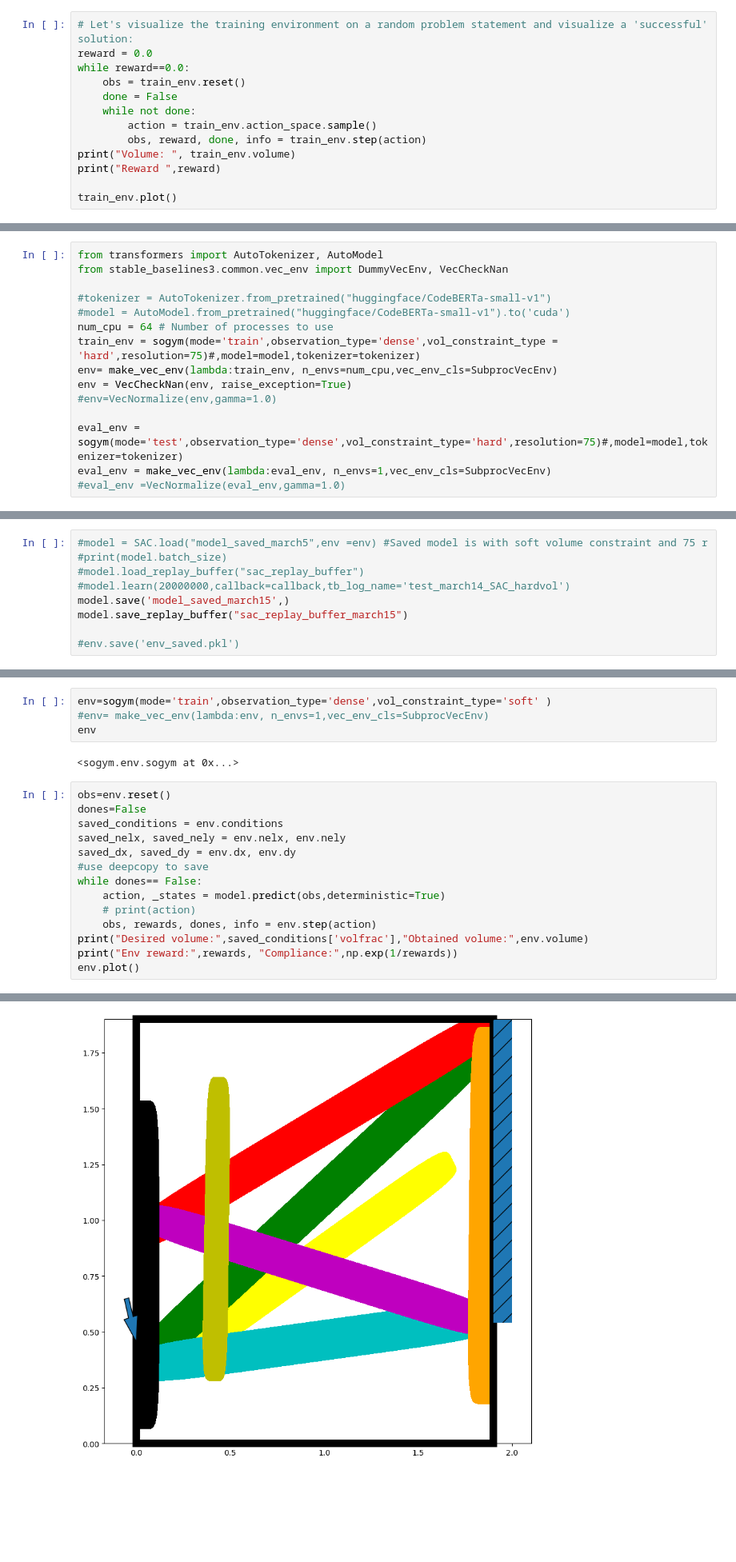
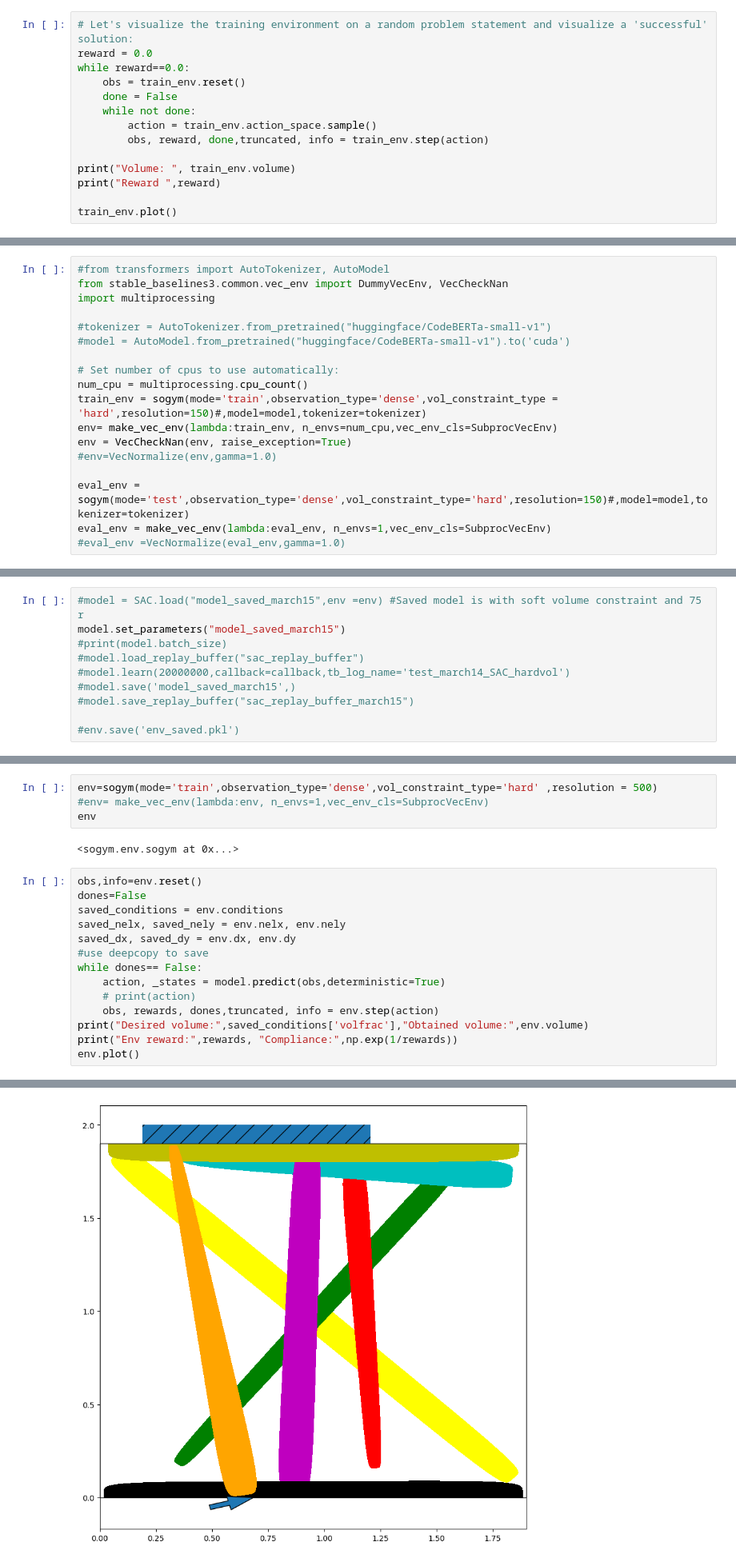
Before and after one commit to ThomasRochefortB/sogym, a Jupyter notebook: rl_training.ipynb, the cells around one changed output, grey strips where cells are left out. Shown at 80% size. Cells and saved outputs as stored; diff of their text form; blank space fills up the shorter version.

```diff
--- a/rl_training.ipynb
+++ b/rl_training.ipynb
@@ -50,7 +46,8 @@ while reward==0.0:
     done = False
     while not done:
         action = train_env.action_space.sample()
-        obs, reward, done, info = train_env.step(action)
+        obs, reward, done,truncated, info = train_env.step(action)
+
 print("Volume: ", train_env.volume)
 print("Reward ",reward)
 
@@ -77,18 +83,21 @@ Reward  0.0
 ---
 ### Multiprocessing
 # %%
-from transformers import AutoTokenizer, AutoModel
+#from transformers import AutoTokenizer, AutoModel
 from stable_baselines3.common.vec_env import DummyVecEnv, VecCheckNan
+import multiprocessing
 
 #tokenizer = AutoTokenizer.from_pretrained("huggingface/CodeBERTa-small-v1")
 #model = AutoModel.from_pretrained("huggingface/CodeBERTa-small-v1").to('cuda')
-num_cpu = 64 # Number of processes to use
-train_env = sogym(mode='train',observation_type='dense',vol_constraint_type = 'hard',resolution=75)#,model=model,tokenizer=tokenizer)
+
+# Set number of cpus to use automatically:
+num_cpu = multiprocessing.cpu_count()
+train_env = sogym(mode='train',observation_type='dense',vol_constraint_type = 'hard',resolution=150)#,model=model,tokenizer=tokenizer)
 env= make_vec_env(lambda:train_env, n_envs=num_cpu,vec_env_cls=SubprocVecEnv)
 env = VecCheckNan(env, raise_exception=True)
 #env=VecNormalize(env,gamma=1.0)
 
-eval_env = sogym(mode='test',observation_type='dense',vol_constraint_type='hard',resolution=75)#,model=model,tokenizer=tokenizer)
+eval_env = sogym(mode='test',observation_type='dense',vol_constraint_type='hard',resolution=150)#,model=model,tokenizer=tokenizer)
 eval_env = make_vec_env(lambda:eval_env, n_envs=1,vec_env_cls=SubprocVecEnv)
 #eval_env =VecNormalize(eval_env,gamma=1.0)
 # %%
@@ -420,9 +224,10 @@ Actual volume: 0.002590363228571793
 # %%
-#model = SAC.load("model_saved_march5",env =env) #Saved model is with soft volume constraint and 75 r
+#model = SAC.load("model_saved_march15",env =env) #Saved model is with soft volume constraint and 75 r
+model.set_parameters("model_saved_march15")
 #print(model.batch_size)
 #model.load_replay_buffer("sac_replay_buffer")
 #model.learn(20000000,callback=callback,tb_log_name='test_march14_SAC_hardvol')
-model.save('model_saved_march15',)
-model.save_replay_buffer("sac_replay_buffer_march15")
+#model.save('model_saved_march15',)
+#model.save_replay_buffer("sac_replay_buffer_march15")
 
 #env.save('env_saved.pkl')
@@ -444,13 +238,13 @@ model.save_replay_buffer("sac_replay_buffer_march15")
 ---
 ### Let's visualize the agent's performance:
 # %%
-env=sogym(mode='train',observation_type='dense',vol_constraint_type='soft' )
+env=sogym(mode='train',observation_type='dense',vol_constraint_type='hard' ,resolution = 500)
 #env= make_vec_env(lambda:env, n_envs=1,vec_env_cls=SubprocVecEnv)
 env
 # %% [output]
 <sogym.env.sogym at 0x...>
 # %%
-obs=env.reset()
+obs,info=env.reset()
 dones=False
 saved_conditions = env.conditions
 saved_nelx, saved_nely = env.nelx, env.nely
@@ -459,7 +253,7 @@ saved_dx, saved_dy = env.dx, env.dy
 while dones== False:
     action, _states = model.predict(obs,deterministic=True)
     # print(action)
-    obs, rewards, dones, info = env.step(action)
+    obs, rewards, dones,truncated, info = env.step(action)
 print("Desired volume:",saved_conditions['volfrac'],"Obtained volume:",env.volume)
 print("Env reward:",rewards, "Compliance:",np.exp(1/rewards))
 env.plot()
@@ -469 +263 @@ Env reward: 0.2901929610515401 Compliance: 31.374107907038447
-[figure, old version]
+[figure, new version]
```
Also changed, not shown: parts of 16 cells of this notebook, 3 other files.
